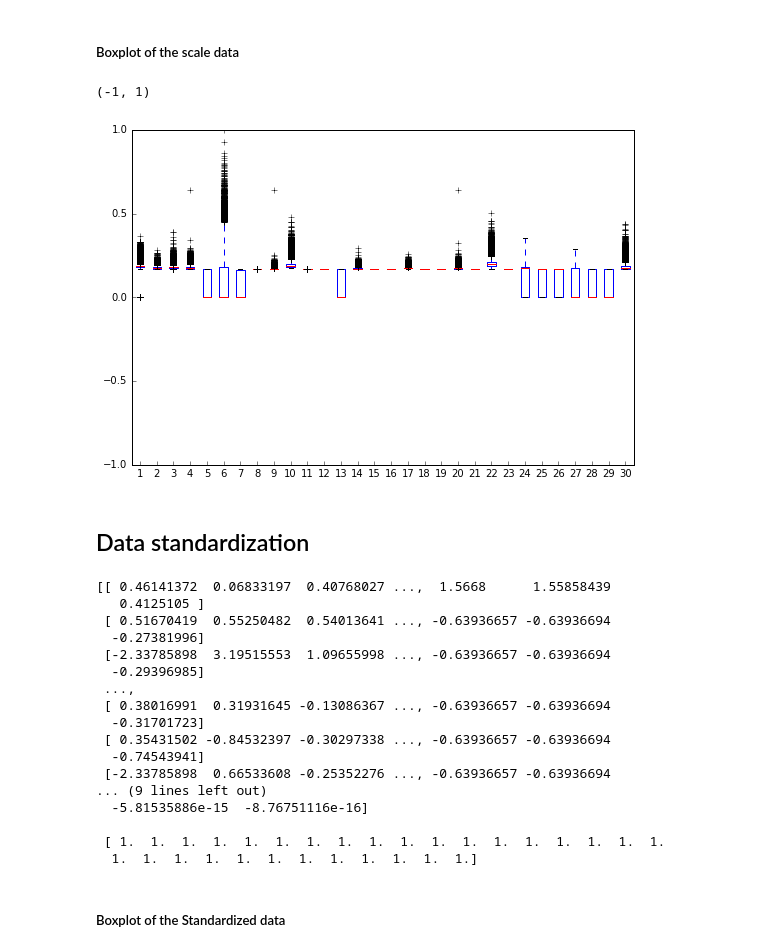
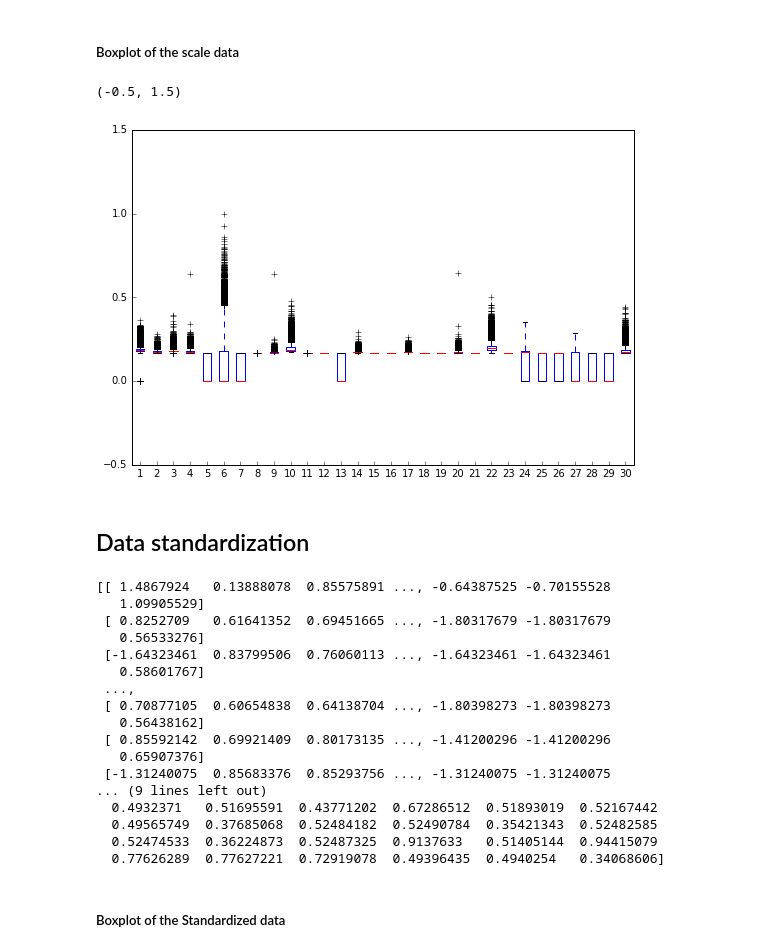
Before and after one commit to Walono/ML_project1, a Jupyter notebook: projects/project1/scripts/project1.ipynb, the cells around one changed output. Drawn from its saved outputs; the diff is of its cells as text; code cells hidden in the pictures.

```diff
--- a/projects/project1/scripts/project1.ipynb
+++ b/projects/project1/scripts/project1.ipynb
@@ -64,5 +57,7 @@ axes.set_ylim([-2000,6000])
 # %% [markdown]
 ## Data scaling
 # %%
-minmax_tX = (tX_tra - tX_tra.min()) / (tX_tra.max() - tX_tra.min())
-print(minmax_tX)
+minma_tX_tra = (tX_tra - tX_tra.min()) / (tX_tra.max() - tX_tra.min())
+minima_tX = minma_tX_tra.T
+#print(np.shape(minima_tX))
+#print(np.shape(tX))
@@ -80,22 +66,22 @@ print(minmax_tX)
 # %%
 #Boxplot of the Normalized Data
 # Create a figure instance
 fig = plt.figure(1, figsize=(9, 6))
 
 # Create an axes instance
 ax = fig.add_subplot(111)
 
 # Create the boxplot
-bp = ax.boxplot(minmax_tX)
+bp = ax.boxplot(minima_tX)
 
 ax.get_xaxis().tick_bottom()
 ax.get_yaxis().tick_left()
 
 axes = plt.gca()
-axes.set_ylim([-1,1])
+axes.set_ylim([-0.5,1.5])
 # %% [output]
-(-1, 1)
+(-0.5, 1.5)
-[figure, old version]
+[figure, new version]
 # %% [markdown]
 ## Data standardization
 # %%
@@ -103,25 +89,27 @@ axes.set_ylim([-1,1])
 centered_tX_tra = tX_tra - np.mean(tX_tra, axis=0)
 std_tX_tra = centered_tX_tra / np.std(centered_tX_tra, axis=0)
 
-print(std_tX_tra, "\n\n", np.mean(std_tX_tra, axis=0), "\n\n", np.std(std_tX_tra, axis=0))
+std_tX = std_tX_tra.T
+
+print(std_tX, "\n\n", np.mean(std_tX, axis=0), "\n\n", np.std(std_tX, axis=0))
 # %% [output]
-[[ 0.46141372  0.06833197  0.40768027 ...,  1.5668      1.55858439
-   0.4125105 ]
- [ 0.51670419  0.55250482  0.54013641 ..., -0.63936657 -0.63936694
-  -0.27381996]
- [-2.33785898  3.19515553  1.09655998 ..., -0.63936657 -0.63936694
-  -0.29396985]
+[[ 1.4867924   0.13888078  0.85575891 ..., -0.64387525 -0.70155528
+   1.09905529]
+ [ 0.8252709   0.61641352  0.69451665 ..., -1.80317679 -1.80317679
+   0.56533276]
+ [-1.64323461  0.83799506  0.76060113 ..., -1.64323461 -1.64323461
+   0.58601767]
  ...,
- [ 0.38016991  0.31931645 -0.13086367 ..., -0.63936657 -0.63936694
-  -0.31701723]
- [ 0.35431502 -0.84532397 -0.30297338 ..., -0.63936657 -0.63936694
-  -0.74543941]
- [-2.33785898  0.66533608 -0.25352276 ..., -0.63936657 -0.63936694
+ [ 0.70877105  0.60654838  0.64138704 ..., -1.80398273 -1.80398273
+   0.56438162]
+ [ 0.85592142  0.69921409  0.80173135 ..., -1.41200296 -1.41200296
+   0.65907376]
+ [-1.31240075  0.85683376  0.85293756 ..., -1.31240075 -1.31240075
 ... (9 lines left out)
-  -5.81535886e-15  -8.76751116e-16]
-
- [ 1.  1.  1.  1.  1.  1.  1.  1.  1.  1.  1.  1.  1.  1.  1.  1.  1.  1.
-  1.  1.  1.  1.  1.  1.  1.  1.  1.  1.  1.  1.]
+  0.4932371   0.51695591  0.43771202  0.67286512  0.51893019  0.52167442
+  0.49565749  0.37685068  0.52484182  0.52490784  0.35421343  0.52482585
+  0.52474533  0.36224873  0.52487325  0.9137633   0.51405144  0.94415079
+  0.77626289  0.77627221  0.72919078  0.49396435  0.4940254   0.34068606]
 # %% [markdown]
 ##### Boxplot of the Standardized data
 # %%
```
Also changed, not shown: parts of 9 cells of this notebook, 2 other files.
